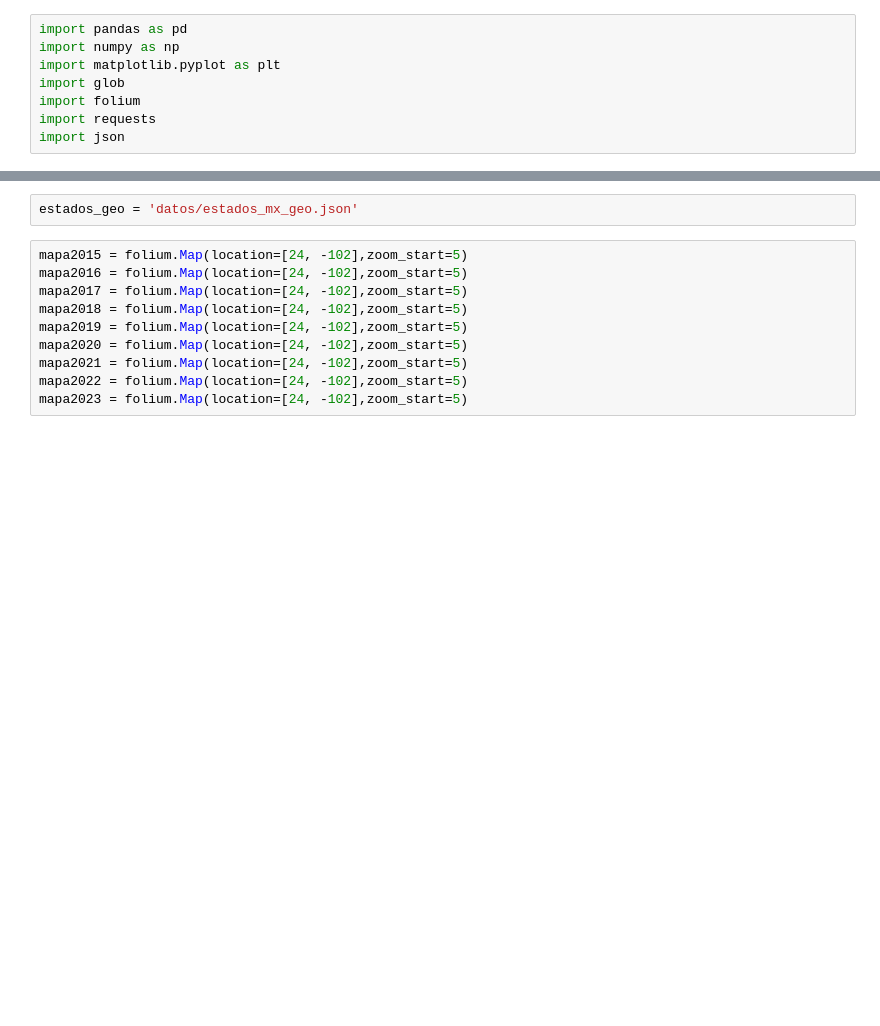
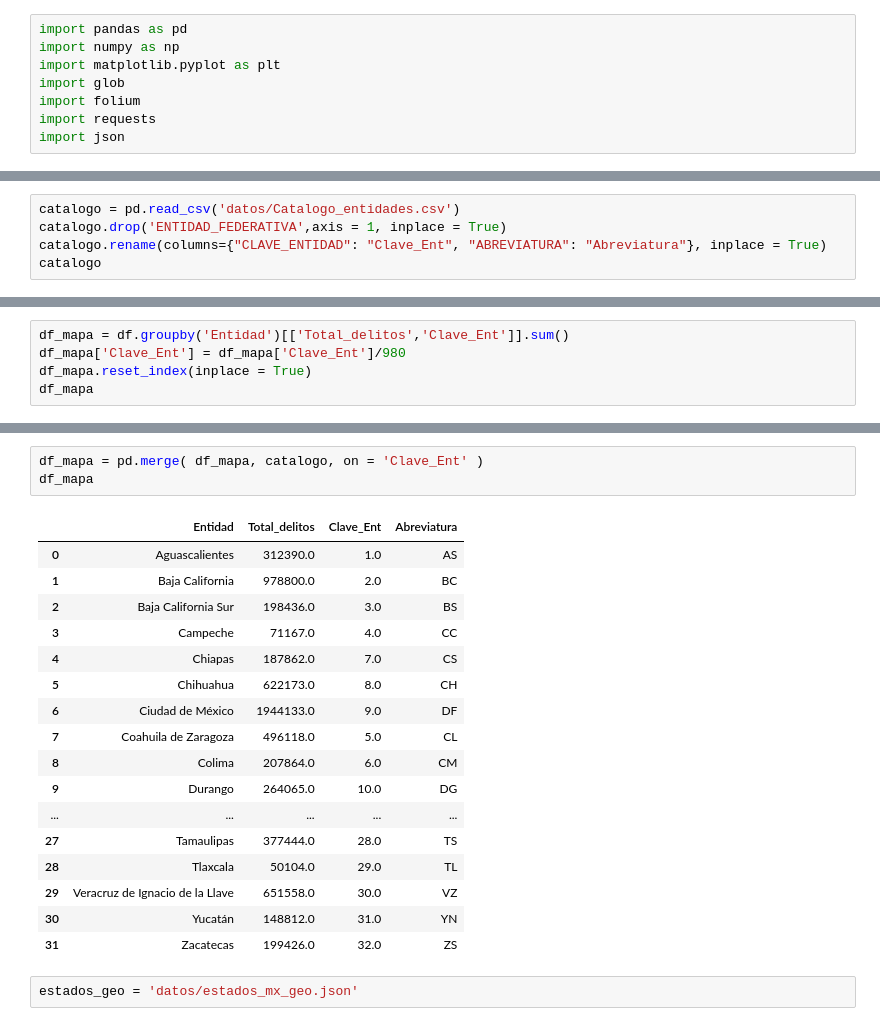
Before and after one commit to GustavoMex18/Analisis_IPM, a Jupyter notebook: AnalisisExploratorio.ipynb, the cells around one changed output, grey strips where cells are left out. Saved outputs shown, nothing was run; the diff lists cells and outputs as text; blank space fills up the shorter version.

```diff
--- a/AnalisisExploratorio.ipynb
+++ b/AnalisisExploratorio.ipynb
@@ -222,0 +153,5 @@ df2023 = pd.read_csv(data[8])[['ID','HOMICIDIO']]
+# %%
+catalogo = pd.read_csv('datos/Catalogo_entidades.csv')
+catalogo.drop('ENTIDAD_FEDERATIVA',axis = 1, inplace = True)
+catalogo.rename(columns={"CLAVE_ENTIDAD": "Clave_Ent", "ABREVIATURA": "Abreviatura"}, inplace = True)
+catalogo
@@ -222,0 +176,5 @@ df2023 = pd.read_csv(data[8])[['ID','HOMICIDIO']]
+# %%
+df_mapa = df.groupby('Entidad')[['Total_delitos','Clave_Ent']].sum()
+df_mapa['Clave_Ent'] = df_mapa['Clave_Ent']/980
+df_mapa.reset_index(inplace = True)
+df_mapa
@@ -223,12 +199,23 @@ df2023 = pd.read_csv(data[8])[['ID','HOMICIDIO']]
+# %%
+df_mapa = pd.merge( df_mapa, catalogo, on = 'Clave_Ent' )
+df_mapa
+# %% [output]
+|  | Entidad | Total_delitos | Clave_Ent | Abreviatura |
+| 0 | Aguascalientes | 312390.0 | 1.0 | AS |
+| 1 | Baja California | 978800.0 | 2.0 | BC |
+| 2 | Baja California Sur | 198436.0 | 3.0 | BS |
+| 3 | Campeche | 71167.0 | 4.0 | CC |
+| 4 | Chiapas | 187862.0 | 7.0 | CS |
+| 5 | Chihuahua | 622173.0 | 8.0 | CH |
+| 6 | Ciudad de México | 1944133.0 | 9.0 | DF |
+| 7 | Coahuila de Zaragoza | 496118.0 | 5.0 | CL |
+| 8 | Colima | 207864.0 | 6.0 | CM |
+| 9 | Durango | 264065.0 | 10.0 | DG |
+| ... | ... | ... | ... | ... |
+| 27 | Tamaulipas | 377444.0 | 28.0 | TS |
+| 28 | Tlaxcala | 50104.0 | 29.0 | TL |
+| 29 | Veracruz de Ignacio de la Llave | 651558.0 | 30.0 | VZ |
+| 30 | Yucatán | 148812.0 | 31.0 | YN |
+| 31 | Zacatecas | 199426.0 | 32.0 | ZS |
 # %%
 estados_geo = 'datos/estados_mx_geo.json'
-# %%
-mapa2015 = folium.Map(location=[24, -102],zoom_start=5)
-mapa2016 = folium.Map(location=[24, -102],zoom_start=5)
-mapa2017 = folium.Map(location=[24, -102],zoom_start=5)
-mapa2018 = folium.Map(location=[24, -102],zoom_start=5)
-mapa2019 = folium.Map(location=[24, -102],zoom_start=5)
-mapa2020 = folium.Map(location=[24, -102],zoom_start=5)
-mapa2021 = folium.Map(location=[24, -102],zoom_start=5)
-mapa2022 = folium.Map(location=[24, -102],zoom_start=5)
-mapa2023 = folium.Map(location=[24, -102],zoom_start=5)
```
Also changed, not shown: parts of 76 cells of this notebook.
